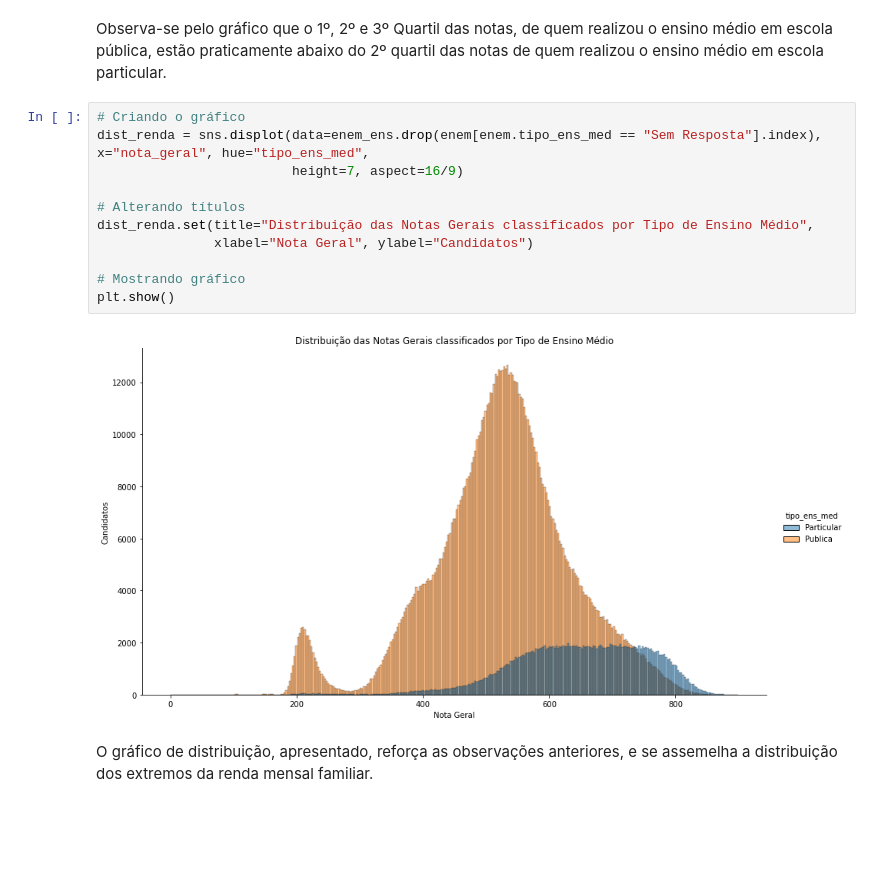
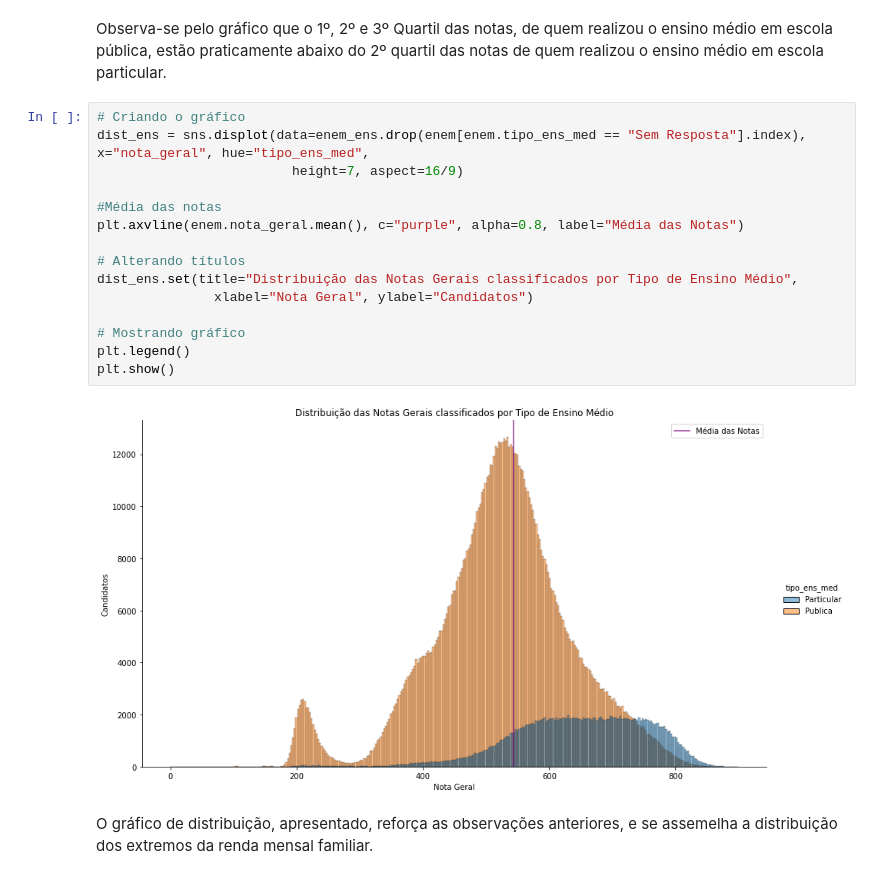
Before and after one commit to RenanGroot/Analise-Exploratoria-ENEM2019, a Jupyter notebook: Análise Exploratória - ENEM 2019.ipynb, the cells around one changed output. Saved outputs shown, nothing was run; the diff lists cells and outputs as text; blank space fills up the shorter version.

```diff
--- a/Análise Exploratória - ENEM 2019.ipynb
+++ b/Análise Exploratória - ENEM 2019.ipynb
@@ -454,17 +455,21 @@ plt.show()
 Observa-se pelo gráfico que o 1º, 2º e 3º Quartil das notas, de quem realizou o ensino médio em escola pública, estão praticamente abaixo do 2º quartil das notas de quem realizou o ensino médio em escola particular.
 # %%
 # Criando o gráfico
-dist_renda = sns.displot(data=enem_ens.drop(enem[enem.tipo_ens_med == "Sem Resposta"].index), x="nota_geral", hue="tipo_ens_med",
+dist_ens = sns.displot(data=enem_ens.drop(enem[enem.tipo_ens_med == "Sem Resposta"].index), x="nota_geral", hue="tipo_ens_med",
                          height=7, aspect=16/9)
 
+#Média das notas
+plt.axvline(enem.nota_geral.mean(), c="purple", alpha=0.8, label="Média das Notas")
+
 # Alterando títulos
-dist_renda.set(title="Distribuição das Notas Gerais classificados por Tipo de Ensino Médio",
+dist_ens.set(title="Distribuição das Notas Gerais classificados por Tipo de Ensino Médio",
                xlabel="Nota Geral", ylabel="Candidatos")
 
 # Mostrando gráfico
+plt.legend()
 plt.show()
 # %% [output]
-[figure, old version]
+[figure, new version]
 # %% [markdown]
 O gráfico de distribuição, apresentado, reforça as observações anteriores, e se assemelha a distribuição dos extremos da renda mensal familiar.
 # %% [markdown]
```
Also changed, not shown: parts of 9 cells of this notebook.
